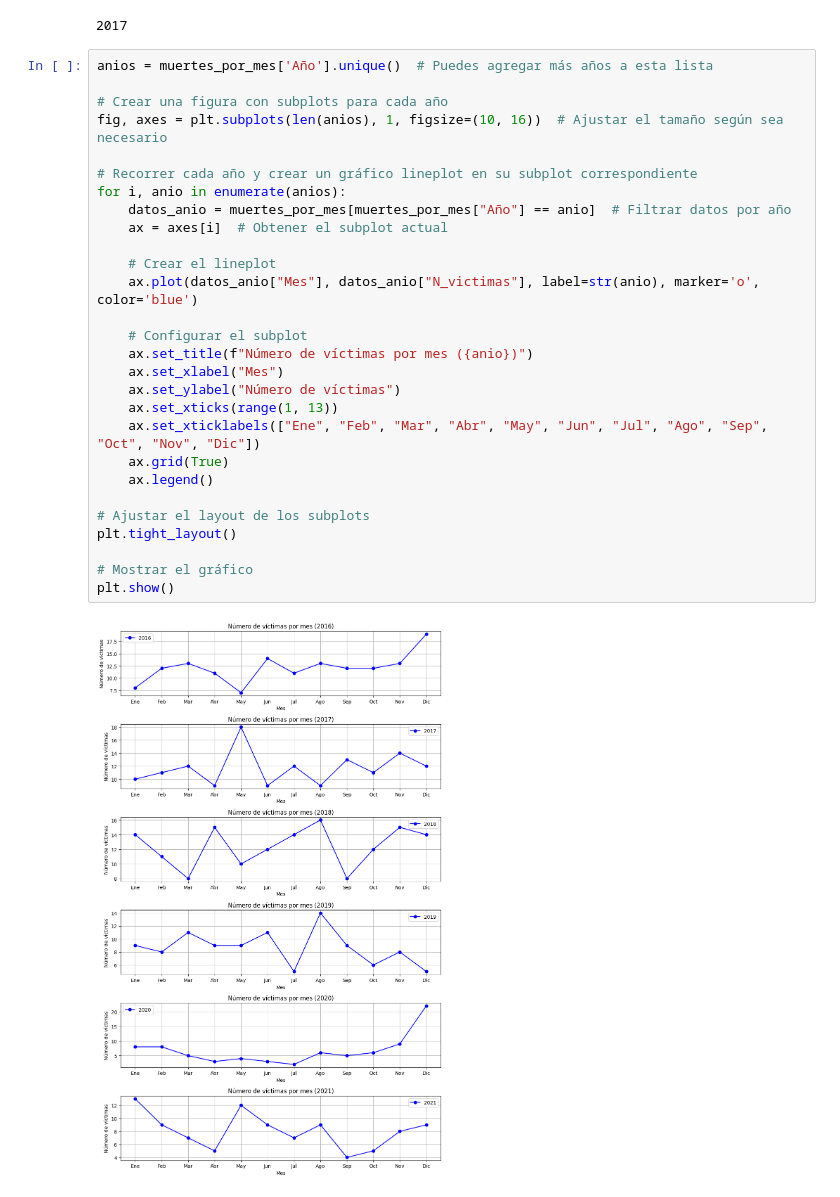
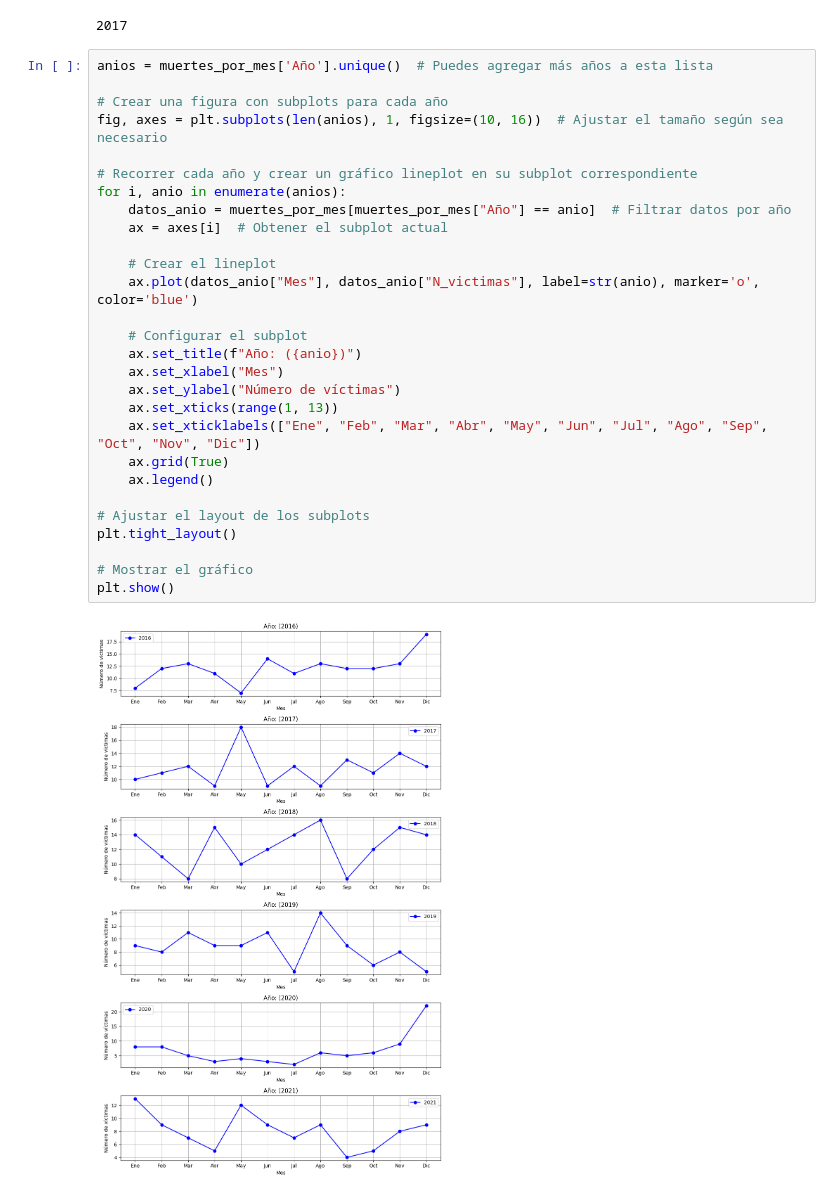
Before and after one commit to matiasbarriosled/PiDa2, a Jupyter notebook: EDA/EDA.ipynb, the cells around one changed output. Saved outputs shown, nothing was run; the diff lists cells and outputs as text.

Commit message:
actualizo 'title' mensual

```diff
--- a/EDA/EDA.ipynb
+++ b/EDA/EDA.ipynb
@@ -99,30 +99,30 @@ unicos[1]
 # %%
 anios = muertes_por_mes['Año'].unique()  # Puedes agregar más años a esta lista
 
 # Crear una figura con subplots para cada año
 fig, axes = plt.subplots(len(anios), 1, figsize=(10, 16))  # Ajustar el tamaño según sea necesario
 
 # Recorrer cada año y crear un gráfico lineplot en su subplot correspondiente
 for i, anio in enumerate(anios):
     datos_anio = muertes_por_mes[muertes_por_mes["Año"] == anio]  # Filtrar datos por año
     ax = axes[i]  # Obtener el subplot actual
 
     # Crear el lineplot
     ax.plot(datos_anio["Mes"], datos_anio["N_victimas"], label=str(anio), marker='o', color='blue')
 
     # Configurar el subplot
-    ax.set_title(f"Número de víctimas por mes ({anio})")
+    ax.set_title(f"Año: ({anio})")
     ax.set_xlabel("Mes")
     ax.set_ylabel("Número de víctimas")
     ax.set_xticks(range(1, 13))
     ax.set_xticklabels(["Ene", "Feb", "Mar", "Abr", "May", "Jun", "Jul", "Ago", "Sep", "Oct", "Nov", "Dic"])
     ax.grid(True)
     ax.legend()
 
 # Ajustar el layout de los subplots
 plt.tight_layout()
 
 # Mostrar el gráfico
 plt.show()
 # %% [output]
-[figure, old version]
+[figure, new version]
```
